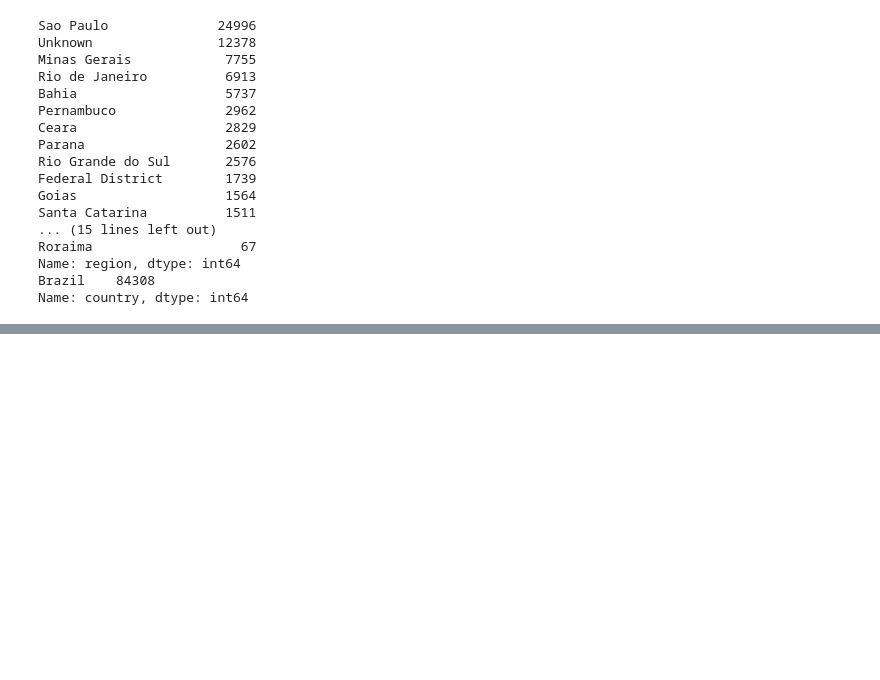
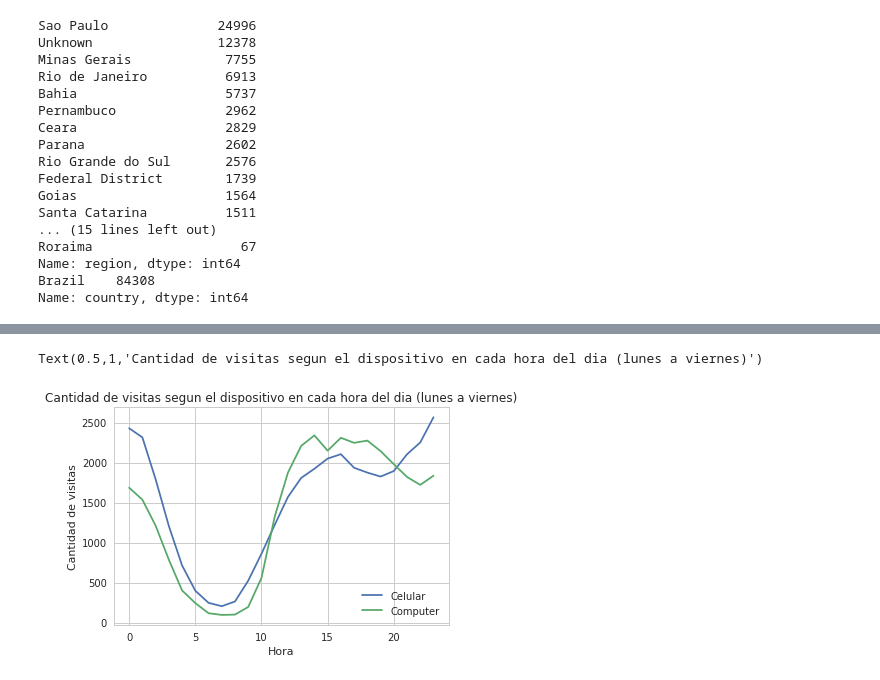
Before and after one commit to gabyrobles93/7506-TP1-Trocafone, a Jupyter notebook: analisis_so_y_dispositivos.ipynb, the cells around one changed output, grey strips where cells are left out. Drawn from its saved outputs; the diff is of its cells as text; code cells hidden in the pictures; blank space fills up the shorter version.

```diff
--- a/analisis_so_y_dispositivos.ipynb
+++ b/analisis_so_y_dispositivos.ipynb
@@ -713,0 +802,9 @@ devices_per_region.head(20)
+# %%
+def getWeekdaysVisites(df):
+    return df.loc[df['is_weekend'] == False]
+# %%
+tmp = visited_site_brazil_computer_or_smarthpone
+visited_site_not_weekend = getWeekdaysVisites(tmp)
+visited_site_weekend = getWeekendVisites(tmp)
+devices_per_hour_on_weekend = visited_site_weekend.groupby(['hour', 'device_type']).agg({'event': ['count']})
+devices_per_hour_on_weekend.head(10)
@@ -713,0 +825,4 @@ devices_per_region.head(20)
+# %%
+devices_per_hour_not_weekend = visited_site_not_weekend.groupby(['hour', 'device_type']).agg({'event': ['count']})
+devices_per_hour_not_weekend.head(0)
+# devices_per_hour_not_weekend.index
@@ -713,0 +843,23 @@ devices_per_region.head(20)
+# %%
+def plotEventCountByDevicePerHour(df):
+    l0 = df.columns.get_level_values(0)
+    l1 = df.columns.get_level_values(1)
+    df.columns = l0 + '_' + l1
+    unstacked = df.unstack()
+    l0 = unstacked.columns.get_level_values(0)
+    l1 = unstacked.columns.get_level_values(1)
+    unstacked.columns = l0 + '_' + l1
+    df_new = pd.DataFrame({
+        'Computer': unstacked['event_count_Computer'],
+        'Celular': unstacked['event_count_Smartphone'],
+        },
+        index=unstacked.index)
+    return df_new.plot.line()
+# %%
+plot_on_weekdays = plotEventCountByDevicePerHour(devices_per_hour_not_weekend)
+plot_on_weekdays.set_xlabel('Hora')
+plot_on_weekdays.set_ylabel('Cantidad de visitas')
+plot_on_weekdays.set_title('Cantidad de visitas segun el dispositivo en cada hora del dia (lunes a viernes)')
+# %% [output]
+Text(0.5,1,'Cantidad de visitas segun el dispositivo en cada hora del dia (lunes a viernes)')
+[figure, added]
```
Also changed, not shown: parts of 20 cells of this notebook.
